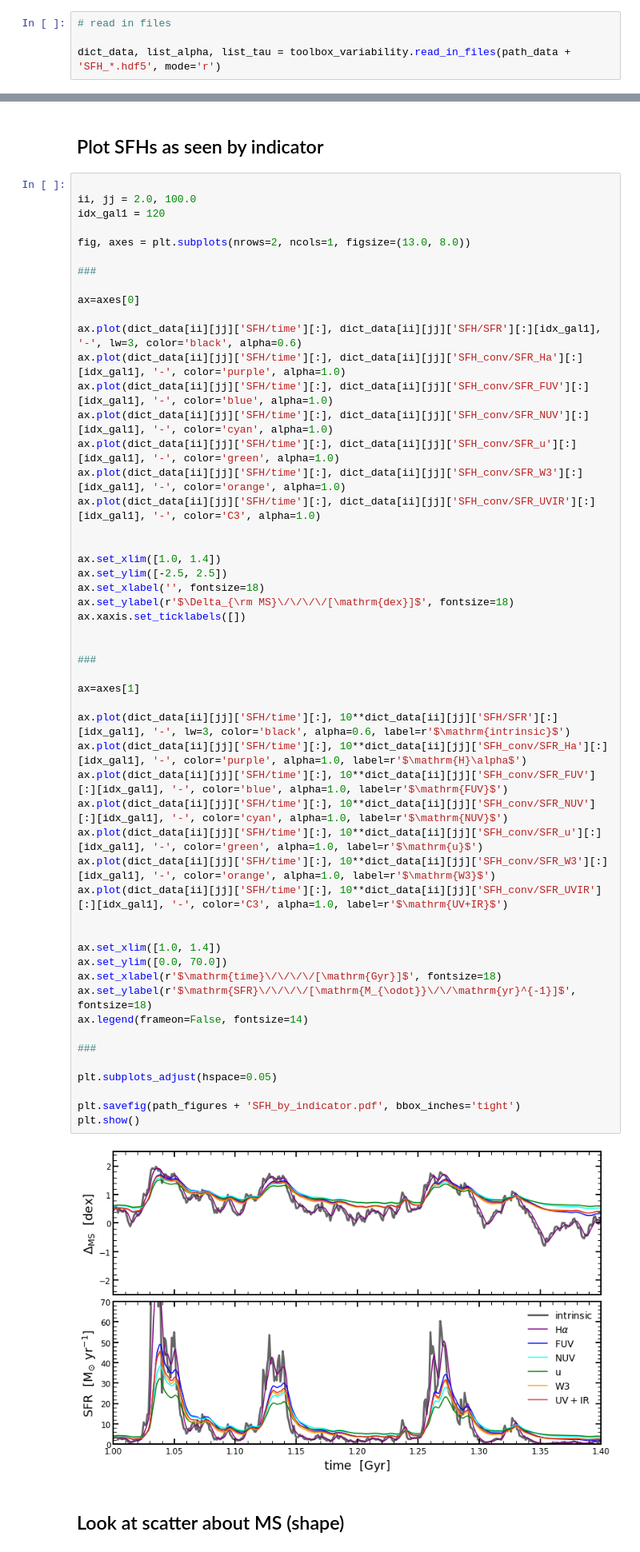
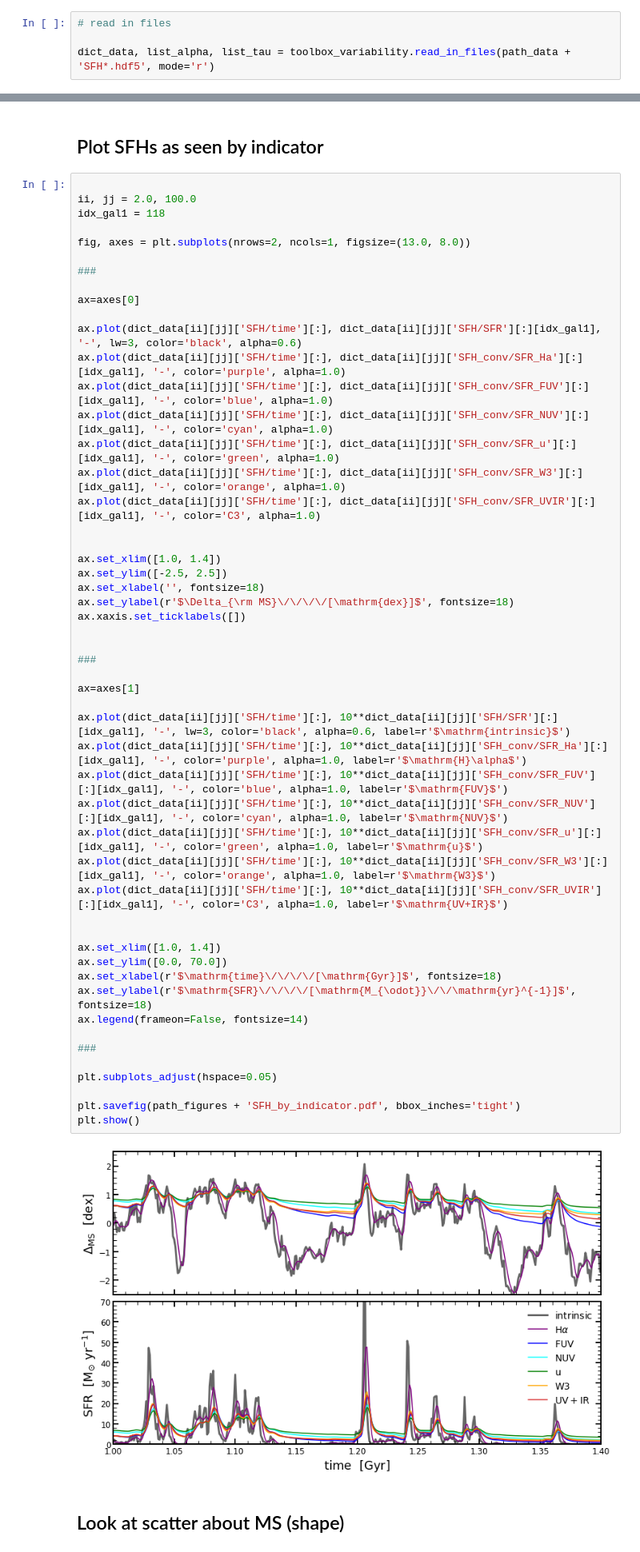
Before and after one commit to stacchella/variability_SFHs, a Jupyter notebook: notebooks/PSD_Analysis.ipynb, the cells around one changed output, grey strips where cells are left out. Shown at 80% size. Cells and saved outputs as stored; diff of their text form.

```diff
--- a/notebooks/PSD_Analysis.ipynb
+++ b/notebooks/PSD_Analysis.ipynb
@@ -24,7 +24,7 @@ path_figures = '/Users/sandrotacchella/ASTRO/SFH_Variability/variability_SFHs/fi
 # %%
 # read in files
 
-dict_data, list_alpha, list_tau = toolbox_variability.read_in_files(path_data + 'SFH_*.hdf5', mode='r')
+dict_data, list_alpha, list_tau = toolbox_variability.read_in_files(path_data + 'SFH*.hdf5', mode='r')
 # %%
 # create unique list
 
@@ -637,7 +649,7 @@ def get_scatter_matrix_all(indicator):
 # %%
 
 ii, jj = 2.0, 100.0
-idx_gal1 = 120
+idx_gal1 = 118
 
 fig, axes = plt.subplots(nrows=2, ncols=1, figsize=(13.0, 8.0))
 
@@ -660,34 +672,34 @@ ax.set_xlabel('', fontsize=18)
 ax.set_ylabel(r'$\Delta_{\rm MS}\/\/\/\/[\mathrm{dex}]$', fontsize=18)
 ax.xaxis.set_ticklabels([])
 
 
 ###
 
 ax=axes[1]
 
 ax.plot(dict_data[ii][jj]['SFH/time'][:], 10**dict_data[ii][jj]['SFH/SFR'][:][idx_gal1], '-', lw=3, color='black', alpha=0.6, label=r'$\mathrm{intrinsic}$')
 ax.plot(dict_data[ii][jj]['SFH/time'][:], 10**dict_data[ii][jj]['SFH_conv/SFR_Ha'][:][idx_gal1], '-', color='purple', alpha=1.0, label=r'$\mathrm{H}\alpha$')
 ax.plot(dict_data[ii][jj]['SFH/time'][:], 10**dict_data[ii][jj]['SFH_conv/SFR_FUV'][:][idx_gal1], '-', color='blue', alpha=1.0, label=r'$\mathrm{FUV}$')
 ax.plot(dict_data[ii][jj]['SFH/time'][:], 10**dict_data[ii][jj]['SFH_conv/SFR_NUV'][:][idx_gal1], '-', color='cyan', alpha=1.0, label=r'$\mathrm{NUV}$')
 ax.plot(dict_data[ii][jj]['SFH/time'][:], 10**dict_data[ii][jj]['SFH_conv/SFR_u'][:][idx_gal1], '-', color='green', alpha=1.0, label=r'$\mathrm{u}$')
 ax.plot(dict_data[ii][jj]['SFH/time'][:], 10**dict_data[ii][jj]['SFH_conv/SFR_W3'][:][idx_gal1], '-', color='orange', alpha=1.0, label=r'$\mathrm{W3}$')
 ax.plot(dict_data[ii][jj]['SFH/time'][:], 10**dict_data[ii][jj]['SFH_conv/SFR_UVIR'][:][idx_gal1], '-', color='C3', alpha=1.0, label=r'$\mathrm{UV+IR}$')
 
 
 ax.set_xlim([1.0, 1.4])
 ax.set_ylim([0.0, 70.0])
 ax.set_xlabel(r'$\mathrm{time}\/\/\/\/[\mathrm{Gyr}]$', fontsize=18)
 ax.set_ylabel(r'$\mathrm{SFR}\/\/\/\/[\mathrm{M_{\odot}}\/\/\mathrm{yr}^{-1}]$', fontsize=18)
 ax.legend(frameon=False, fontsize=14)
 
 ###
 
 plt.subplots_adjust(hspace=0.05)
 
 plt.savefig(path_figures + 'SFH_by_indicator.pdf', bbox_inches='tight')
 plt.show()
 # %% [output]
-[figure, old version]
+[figure, new version]
 # %% [markdown]
 ## Look at scatter about MS (shape)
 # %%
```
Also changed, not shown: parts of 15 cells of this notebook, 12 other files.
